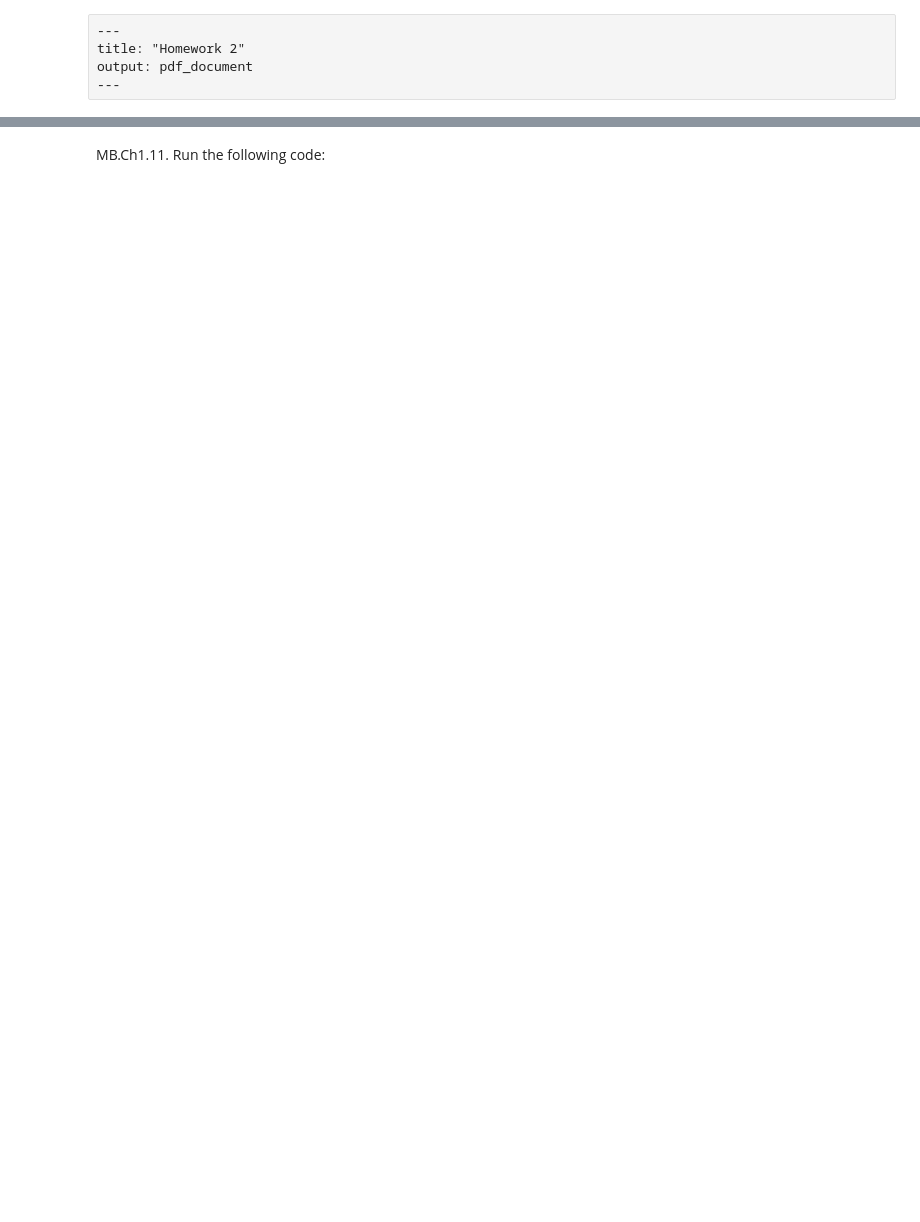
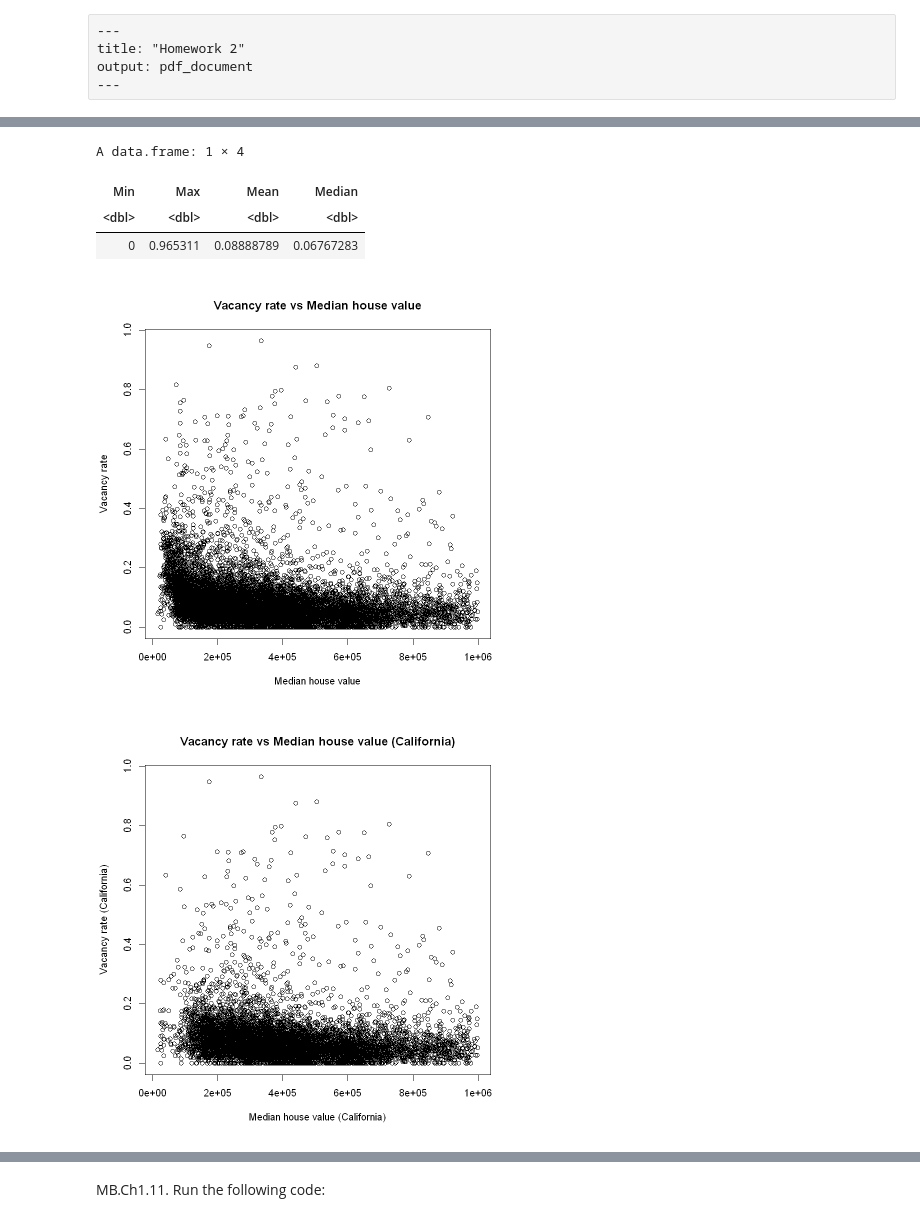
Before and after one commit to AI1379/math-practice, a Jupyter notebook: homework/Homework-02.ipynb, the cells around one changed output, grey strips where cells are left out. Cells and saved outputs as stored; diff of their text form; code cells hidden in the pictures; blank space fills up the shorter version.

```diff
--- a/homework/Homework-02.ipynb
+++ b/homework/Homework-02.ipynb
@@ -39,0 +123,38 @@ The vacancy rate is the fraction of housing units which are not occupied.  The d
+# %%
+ca_pa_cleaned$Vacancy_rate <- ca_pa_cleaned$Vacant_units / ca_pa_cleaned$Total_units
+data.frame(
+    Min = min(ca_pa_cleaned$Vacancy_rate, na.rm = TRUE),
+    Max = max(ca_pa_cleaned$Vacancy_rate, na.rm = TRUE),
+    Mean = mean(ca_pa_cleaned$Vacancy_rate, na.rm = TRUE),
+    Median = median(ca_pa_cleaned$Vacancy_rate, na.rm = TRUE)
+)
+plot(
+    ca_pa_cleaned$Median_house_value,
+    ca_pa_cleaned$Vacancy_rate,
+    xlab = "Median house value",
+    ylab = "Vacancy rate",
+    main = "Vacancy rate vs Median house value"
+)
+
+plot(
+    ca_pa_cleaned$Median_house_value[ca_pa_cleaned$STATEFP == 6],
+    ca_pa_cleaned$Vacancy_rate[ca_pa_cleaned$STATEFP == 6],
+    xlab = "Median house value (California)",
+    ylab = "Vacancy rate (California)",
+    main = "Vacancy rate vs Median house value (California)"
+)
+
+plot(
+    ca_pa_cleaned$Median_house_value[ca_pa_cleaned$STATEFP == 42],
+    ca_pa_cleaned$Vacancy_rate[ca_pa_cleaned$STATEFP == 42],
+    xlab = "Median house value (Pennsylvania)",
+    ylab = "Vacancy rate (Pennsylvania)",
+    main = "Vacancy rate vs Median house value (Pennsylvania)"
+)
+# %% [output]
+A data.frame: 1 × 4
+| Min | Max | Mean | Median |
+| <dbl> | <dbl> | <dbl> | <dbl> |
+| 0 | 0.965311 | 0.08888789 | 0.06767283 |
+[figure, added]
+[figure, added]
```
Also changed, not shown: parts of 24 cells of this notebook, 1 other file.
